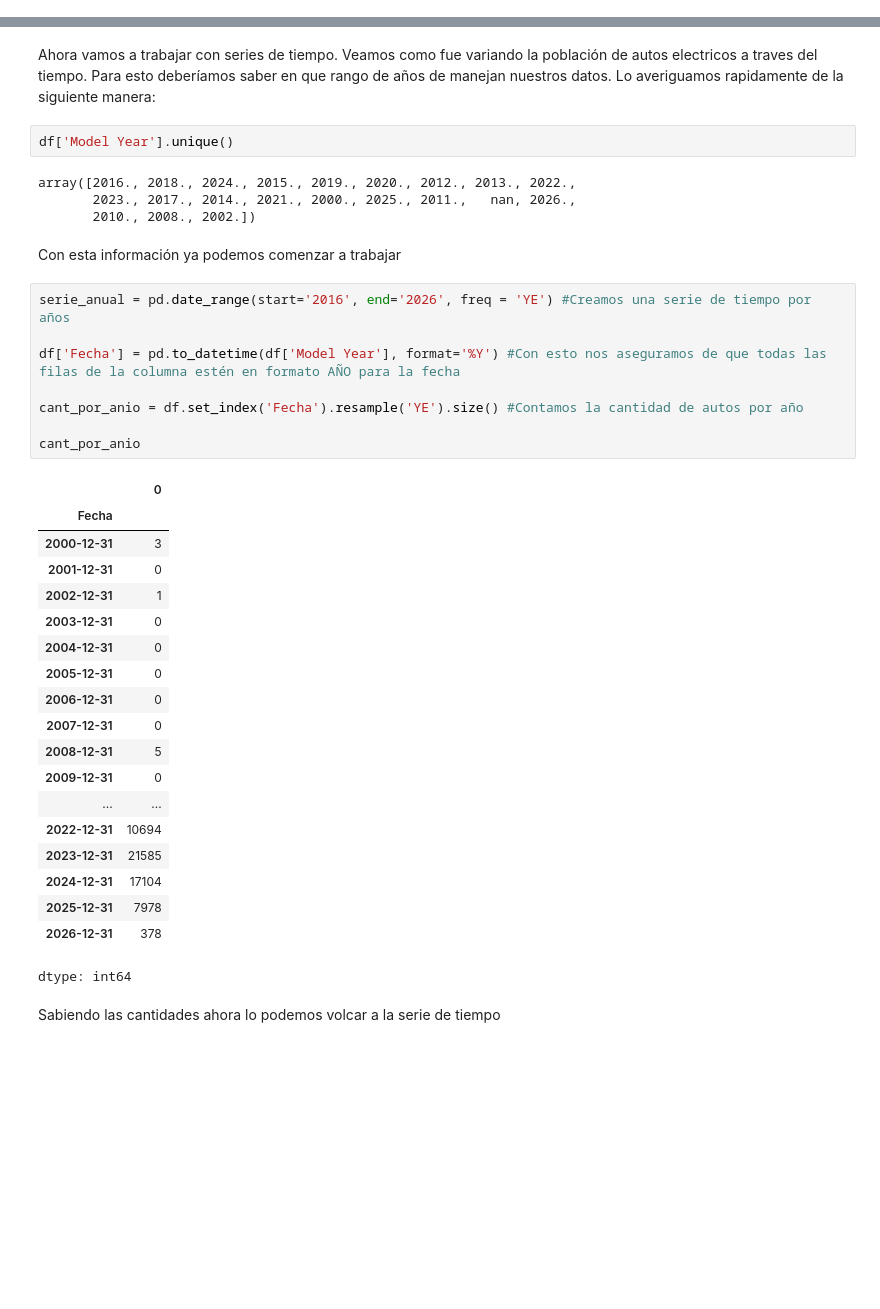
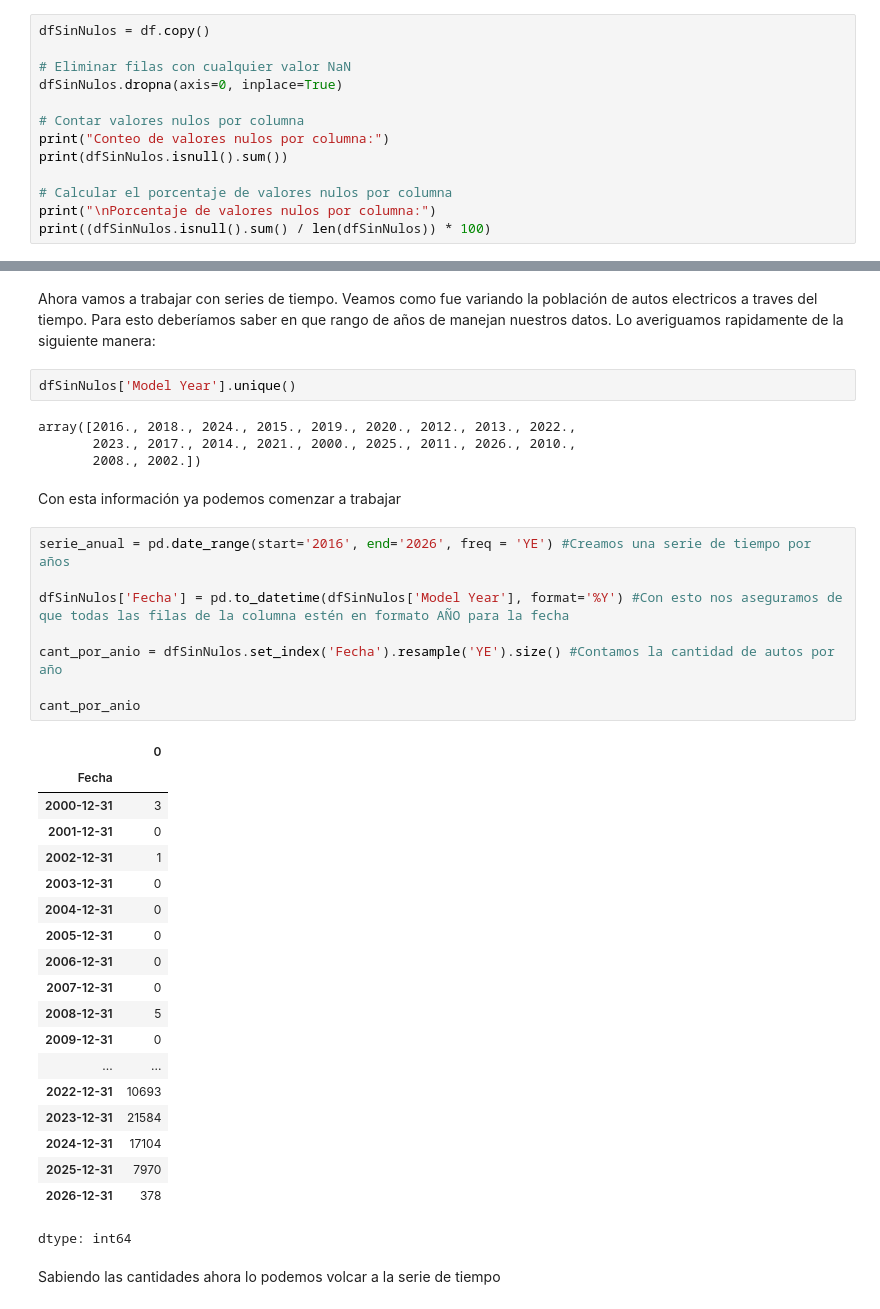
Before and after one commit to Tarde98/DataScienceI, a Jupyter notebook: dataSetTardella.ipynb, the cells around one changed output, grey strips where cells are left out. Drawn from its saved outputs; the diff is of its cells as text; blank space fills up the shorter version.

```diff
--- a/dataSetTardella.ipynb
+++ b/dataSetTardella.ipynb
@@ -58,0 +97,13 @@ memory usage: 11.6+ MB
+# %%
+dfSinNulos = df.copy()
+
+# Eliminar filas con cualquier valor NaN
+dfSinNulos.dropna(axis=0, inplace=True)
+
+# Contar valores nulos por columna
+print("Conteo de valores nulos por columna:")
+print(dfSinNulos.isnull().sum())
+
+# Calcular el porcentaje de valores nulos por columna
+print("\nPorcentaje de valores nulos por columna:")
+print((dfSinNulos.isnull().sum() / len(dfSinNulos)) * 100)
@@ -204,39 +273,39 @@ dtype: int64
 # %% [markdown]
 Ahora vamos a trabajar con series de tiempo. Veamos como fue variando la población de autos electricos a traves del tiempo. Para esto deberíamos saber en que rango de años de manejan nuestros datos. Lo averiguamos rapidamente de la siguiente manera:
 # %%
-df['Model Year'].unique()
+dfSinNulos['Model Year'].unique()
 # %% [output]
 array([2016., 2018., 2024., 2015., 2019., 2020., 2012., 2013., 2022.,
-       2023., 2017., 2014., 2021., 2000., 2025., 2011.,   nan, 2026.,
-       2010., 2008., 2002.])
+       2023., 2017., 2014., 2021., 2000., 2025., 2011., 2026., 2010.,
+       2008., 2002.])
 # %% [markdown]
 Con esta información ya podemos comenzar a trabajar
 # %%
 serie_anual = pd.date_range(start='2016', end='2026', freq = 'YE') #Creamos una serie de tiempo por años
 
-df['Fecha'] = pd.to_datetime(df['Model Year'], format='%Y') #Con esto nos aseguramos de que todas las filas de la columna estén en formato AÑO para la fecha
+dfSinNulos['Fecha'] = pd.to_datetime(dfSinNulos['Model Year'], format='%Y') #Con esto nos aseguramos de que todas las filas de la columna estén en formato AÑO para la fecha
 
-cant_por_anio = df.set_index('Fecha').resample('YE').size() #Contamos la cantidad de autos por año
+cant_por_anio = dfSinNulos.set_index('Fecha').resample('YE').size() #Contamos la cantidad de autos por año
 
 cant_por_anio
 # %% [output]
 |  | 0 |
 | Fecha |  |
 | 2000-12-31 | 3 |
 | 2001-12-31 | 0 |
 | 2002-12-31 | 1 |
 | 2003-12-31 | 0 |
 | 2004-12-31 | 0 |
 | 2005-12-31 | 0 |
 | 2006-12-31 | 0 |
 | 2007-12-31 | 0 |
 | 2008-12-31 | 5 |
 | 2009-12-31 | 0 |
 | ... | ... |
-| 2022-12-31 | 10694 |
-| 2023-12-31 | 21585 |
+| 2022-12-31 | 10693 |
+| 2023-12-31 | 21584 |
 | 2024-12-31 | 17104 |
-| 2025-12-31 | 7978 |
+| 2025-12-31 | 7970 |
 | 2026-12-31 | 378 |
 dtype: int64
 # %% [markdown]
```
Also changed, not shown: parts of 28 cells of this notebook.
